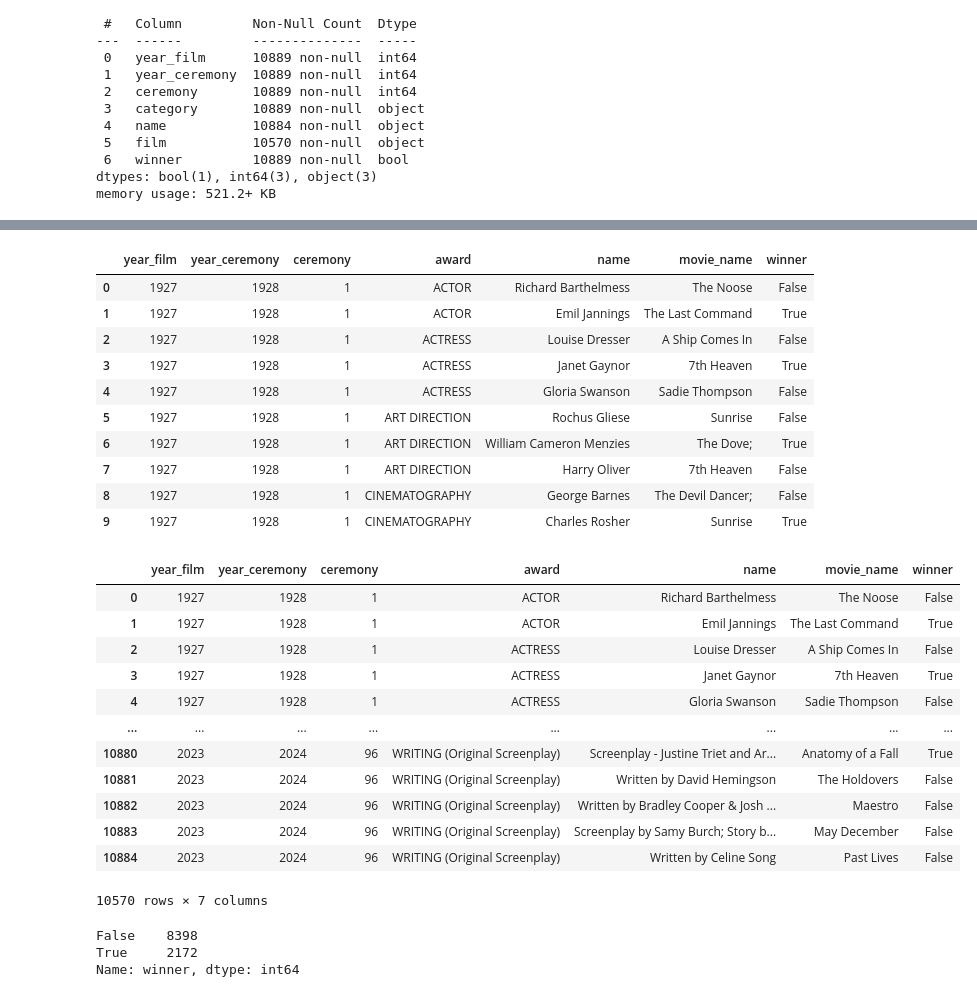
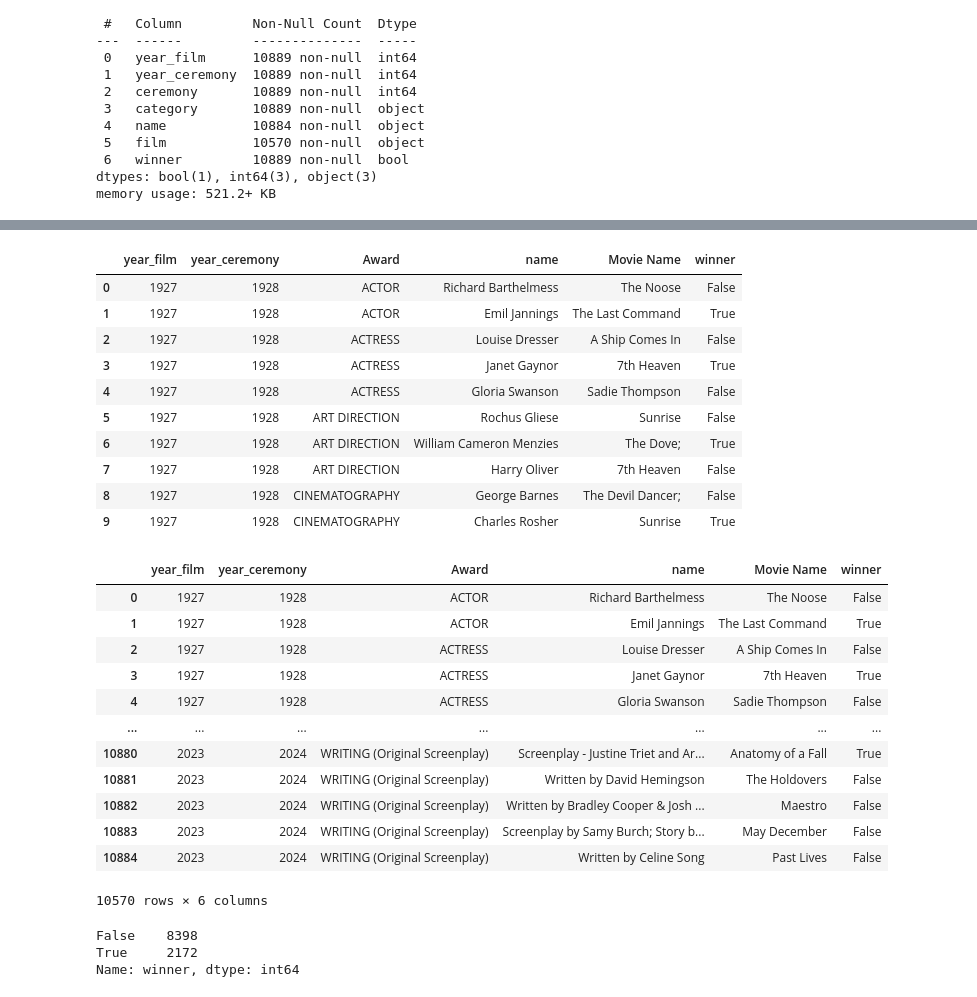
Before and after one commit to IrynaVitkovych/Project-3, a Jupyter notebook: Data Cleaning.ipynb, the cells around one changed output, grey strips where cells are left out. Drawn from its saved outputs; the diff is of its cells as text; code cells hidden in the pictures.

Commit message:
clean data

```diff
--- a/Data Cleaning.ipynb
+++ b/Data Cleaning.ipynb
@@ -262,3 +277,0 @@ rows_with_null.head(50)
-# %%
-oscar_data = oscar_data.dropna()
-oscar_data.info()
@@ -279,0 +278,5 @@ memory usage: 588.4+ KB
+# %%
+# Drop unwanted columns "ceremony"
+columns_to_drop = ['ceremony']
+oscar_df = oscar_data.drop(columns=columns_to_drop)
+oscar_df.head(10)
@@ -279,0 +295,4 @@ memory usage: 588.4+ KB
+# %%
+# Drop the rows with no value.
+oscar_df = oscar_df.dropna()
+oscar_df.info()
@@ -280,37 +313,37 @@ memory usage: 588.4+ KB
 # %%
 # Rename column Movie Name
-oscar_data.rename(columns={'film': 'movie_name', 'category': 'award'}, inplace=True)
-oscar_data.head(10)
+oscar_df.rename(columns={'film': 'Movie Name', 'category': 'Award'}, inplace=True)
+oscar_df.head(10)
 # %% [output]
-|  | year_film | year_ceremony | ceremony | award | name | movie_name | winner |
-| 0 | 1927 | 1928 | 1 | ACTOR | Richard Barthelmess | The Noose | False |
-| 1 | 1927 | 1928 | 1 | ACTOR | Emil Jannings | The Last Command | True |
-| 2 | 1927 | 1928 | 1 | ACTRESS | Louise Dresser | A Ship Comes In | False |
-| 3 | 1927 | 1928 | 1 | ACTRESS | Janet Gaynor | 7th Heaven | True |
-| 4 | 1927 | 1928 | 1 | ACTRESS | Gloria Swanson | Sadie Thompson | False |
-| 5 | 1927 | 1928 | 1 | ART DIRECTION | Rochus Gliese | Sunrise | False |
-| 6 | 1927 | 1928 | 1 | ART DIRECTION | William Cameron Menzies | The Dove; | True |
-| 7 | 1927 | 1928 | 1 | ART DIRECTION | Harry Oliver | 7th Heaven | False |
-| 8 | 1927 | 1928 | 1 | CINEMATOGRAPHY | George Barnes | The Devil Dancer; | False |
-| 9 | 1927 | 1928 | 1 | CINEMATOGRAPHY | Charles Rosher | Sunrise | True |
+|  | year_film | year_ceremony | Award | name | Movie Name | winner |
+| 0 | 1927 | 1928 | ACTOR | Richard Barthelmess | The Noose | False |
+| 1 | 1927 | 1928 | ACTOR | Emil Jannings | The Last Command | True |
+| 2 | 1927 | 1928 | ACTRESS | Louise Dresser | A Ship Comes In | False |
+| 3 | 1927 | 1928 | ACTRESS | Janet Gaynor | 7th Heaven | True |
+| 4 | 1927 | 1928 | ACTRESS | Gloria Swanson | Sadie Thompson | False |
+| 5 | 1927 | 1928 | ART DIRECTION | Rochus Gliese | Sunrise | False |
+| 6 | 1927 | 1928 | ART DIRECTION | William Cameron Menzies | The Dove; | True |
+| 7 | 1927 | 1928 | ART DIRECTION | Harry Oliver | 7th Heaven | False |
+| 8 | 1927 | 1928 | CINEMATOGRAPHY | George Barnes | The Devil Dancer; | False |
+| 9 | 1927 | 1928 | CINEMATOGRAPHY | Charles Rosher | Sunrise | True |
 # %%
 # Create Oscar DataFrame
-oscar_df = pd.DataFrame(oscar_data)
-oscar_df
+clean_oscar_df = pd.DataFrame(oscar_df)
+clean_oscar_df
 # %% [output]
-|  | year_film | year_ceremony | ceremony | award | name | movie_name | winner |
-| 0 | 1927 | 1928 | 1 | ACTOR | Richard Barthelmess | The Noose | False |
-| 1 | 1927 | 1928 | 1 | ACTOR | Emil Jannings | The Last Command | True |
-| 2 | 1927 | 1928 | 1 | ACTRESS | Louise Dresser | A Ship Comes In | False |
-| 3 | 1927 | 1928 | 1 | ACTRESS | Janet Gaynor | 7th Heaven | True |
-| 4 | 1927 | 1928 | 1 | ACTRESS | Gloria Swanson | Sadie Thompson | False |
-| ... | ... | ... | ... | ... | ... | ... | ... |
-| 10880 | 2023 | 2024 | 96 | WRITING (Original Screenplay) | Screenplay - Justine Triet and Ar... | Anatomy of a Fall | True |
-| 10881 | 2023 | 2024 | 96 | WRITING (Original Screenplay) | Written by David Hemingson | The Holdovers | False |
-| 10882 | 2023 | 2024 | 96 | WRITING (Original Screenplay) | Written by Bradley Cooper & Josh ... | Maestro | False |
-| 10883 | 2023 | 2024 | 96 | WRITING (Original Screenplay) | Screenplay by Samy Burch; Story b... | May December | False |
-| 10884 | 2023 | 2024 | 96 | WRITING (Original Screenplay) | Written by Celine Song | Past Lives | False |
+|  | year_film | year_ceremony | Award | name | Movie Name | winner |
+| 0 | 1927 | 1928 | ACTOR | Richard Barthelmess | The Noose | False |
+| 1 | 1927 | 1928 | ACTOR | Emil Jannings | The Last Command | True |
+| 2 | 1927 | 1928 | ACTRESS | Louise Dresser | A Ship Comes In | False |
+| 3 | 1927 | 1928 | ACTRESS | Janet Gaynor | 7th Heaven | True |
+| 4 | 1927 | 1928 | ACTRESS | Gloria Swanson | Sadie Thompson | False |
+| ... | ... | ... | ... | ... | ... | ... |
+| 10880 | 2023 | 2024 | WRITING (Original Screenplay) | Screenplay - Justine Triet and Ar... | Anatomy of a Fall | True |
+| 10881 | 2023 | 2024 | WRITING (Original Screenplay) | Written by David Hemingson | The Holdovers | False |
+| 10882 | 2023 | 2024 | WRITING (Original Screenplay) | Written by Bradley Cooper & Josh ... | Maestro | False |
+| 10883 | 2023 | 2024 | WRITING (Original Screenplay) | Screenplay by Samy Burch; Story b... | May December | False |
+| 10884 | 2023 | 2024 | WRITING (Original Screenplay) | Written by Celine Song | Past Lives | False |
-10570 rows × 7 columns
+10570 rows × 6 columns
 # %%
 # Find how many winners in the data
 oscar_winners = oscar_df['winner'].value_counts()
```
Also changed, not shown: parts of 15 cells of this notebook, 5 other files.
